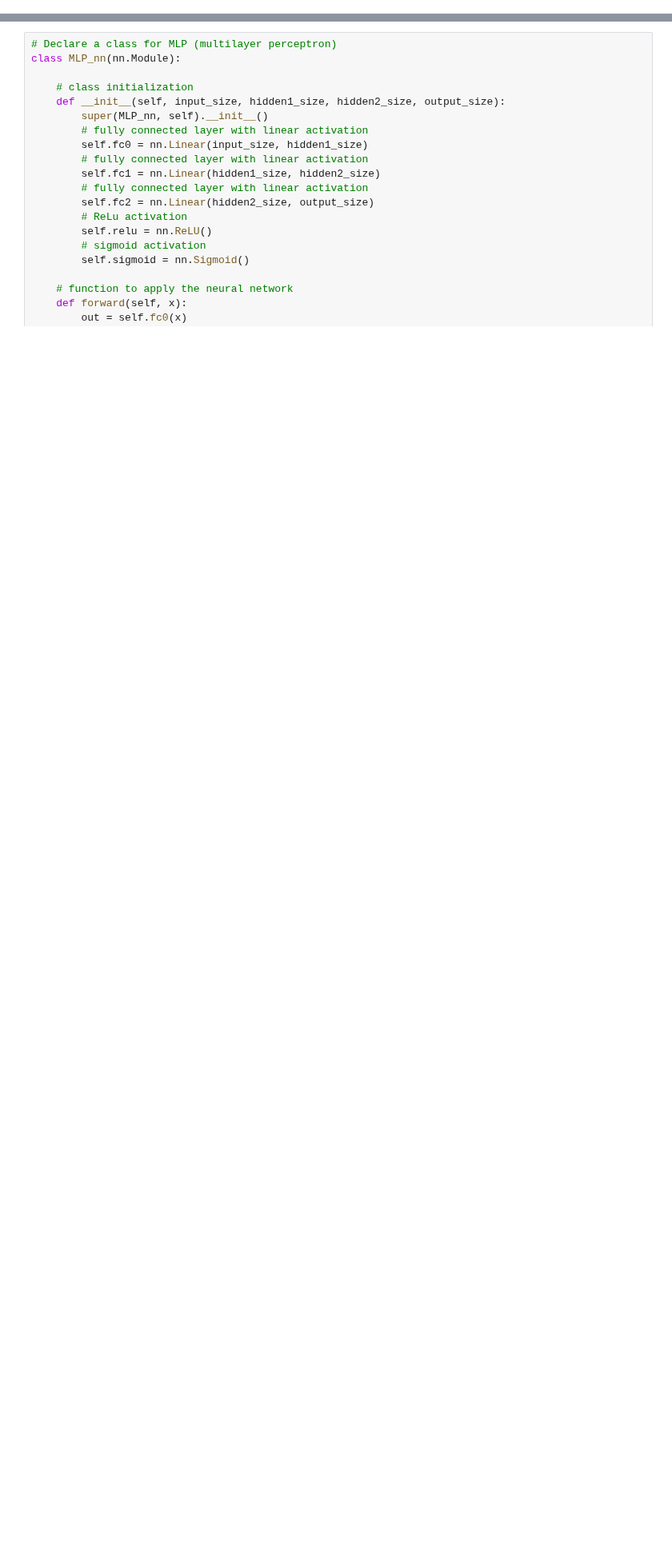
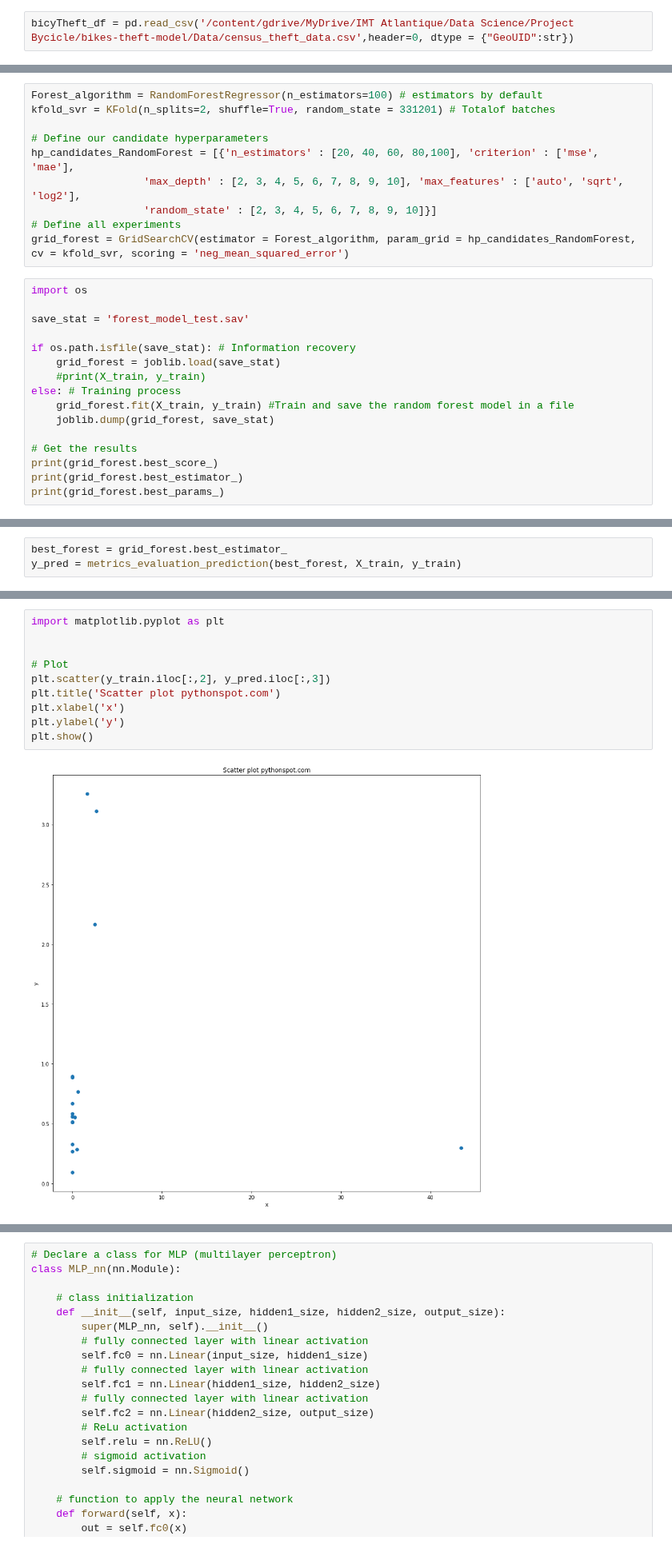
Before and after one commit to TEAM-IMT/bikes-theft-model, a Jupyter notebook: MLP_Network/MLP_Project.ipynb, the cells around one changed output, grey strips where cells are left out. Shown at 80% size. Drawn from its saved outputs; the diff is of its cells as text; blank space fills up the shorter version.

```diff
--- a/MLP_Network/MLP_Project.ipynb
+++ b/MLP_Network/MLP_Project.ipynb
@@ -14,0 +49,2 @@ Populating the interactive namespace from numpy and matplotlib
+# %%
+bicyTheft_df = pd.read_csv('/content/gdrive/MyDrive/IMT Atlantique/Data Science/Project Bycicle/bikes-theft-model/Data/census_theft_data.csv',header=0, dtype = {"GeoUID":str})
@@ -14,0 +205,26 @@ Populating the interactive namespace from numpy and matplotlib
+# %%
+Forest_algorithm = RandomForestRegressor(n_estimators=100) # estimators by default
+kfold_svr = KFold(n_splits=2, shuffle=True, random_state = 331201) # Totalof batches
+
+# Define our candidate hyperparameters
+hp_candidates_RandomForest = [{'n_estimators' : [20, 40, 60, 80,100], 'criterion' : ['mse', 'mae'],
+                  'max_depth' : [2, 3, 4, 5, 6, 7, 8, 9, 10], 'max_features' : ['auto', 'sqrt', 'log2'],
+                  'random_state' : [2, 3, 4, 5, 6, 7, 8, 9, 10]}]
+# Define all experiments
+grid_forest = GridSearchCV(estimator = Forest_algorithm, param_grid = hp_candidates_RandomForest, cv = kfold_svr, scoring = 'neg_mean_squared_error')
+# %%
+import os
+
+save_stat = 'forest_model_test.sav'
+
+if os.path.isfile(save_stat): # Information recovery
+    grid_forest = joblib.load(save_stat)
+    #print(X_train, y_train)
+else: # Training process
+    grid_forest.fit(X_train, y_train) #Train and save the random forest model in a file
+    joblib.dump(grid_forest, save_stat)
+
+# Get the results
+print(grid_forest.best_score_)
+print(grid_forest.best_estimator_)
+print(grid_forest.best_params_)
@@ -14,0 +241,3 @@ Populating the interactive namespace from numpy and matplotlib
+# %%
+best_forest = grid_forest.best_estimator_
+y_pred = metrics_evaluation_prediction(best_forest, X_train, y_train)
@@ -14,0 +246,12 @@ Populating the interactive namespace from numpy and matplotlib
+# %%
+import matplotlib.pyplot as plt
+
+
+# Plot
+plt.scatter(y_train.iloc[:,2], y_pred.iloc[:,3])
+plt.title('Scatter plot pythonspot.com')
+plt.xlabel('x')
+plt.ylabel('y')
+plt.show()
+# %% [output]
+[figure, added]
```
Also changed, not shown: parts of 26 cells of this notebook, 9 other files.
